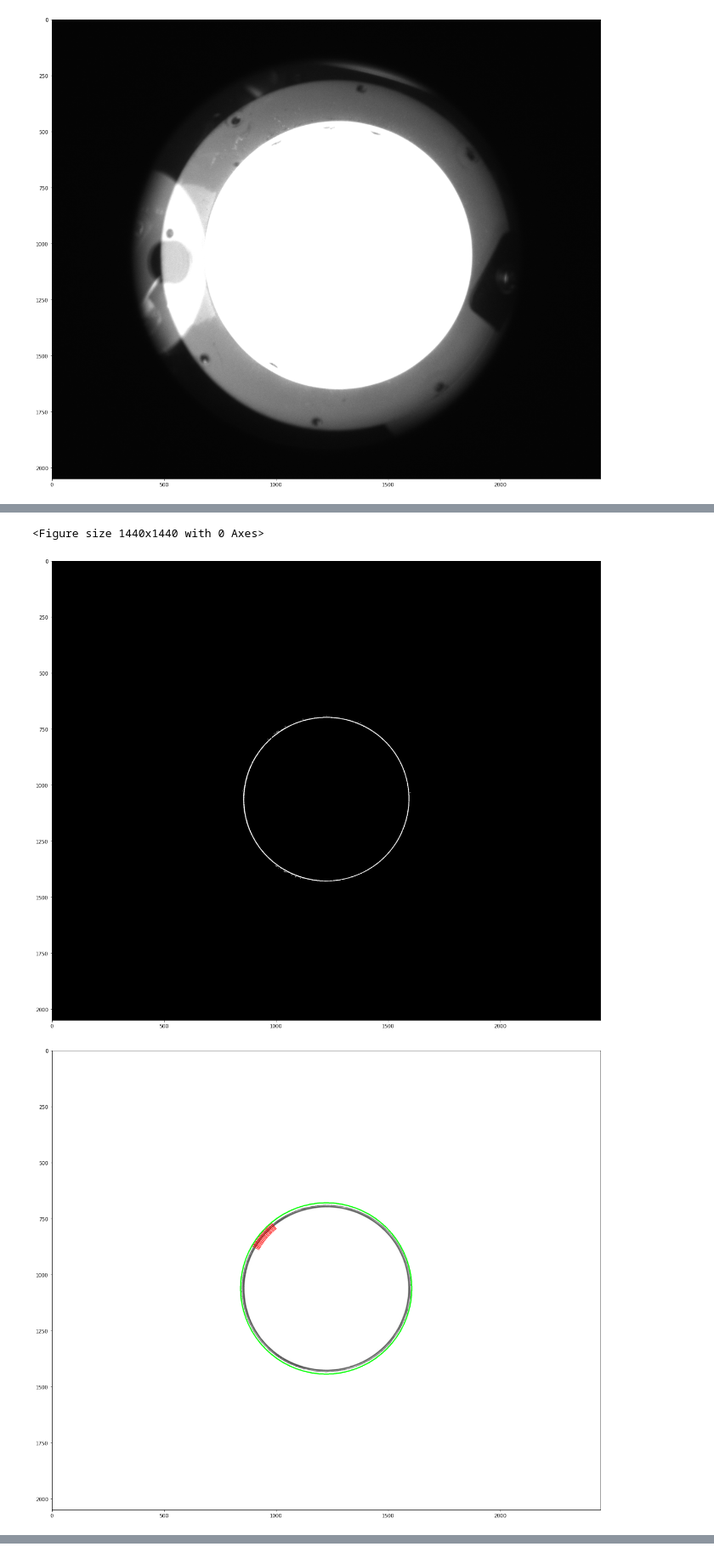
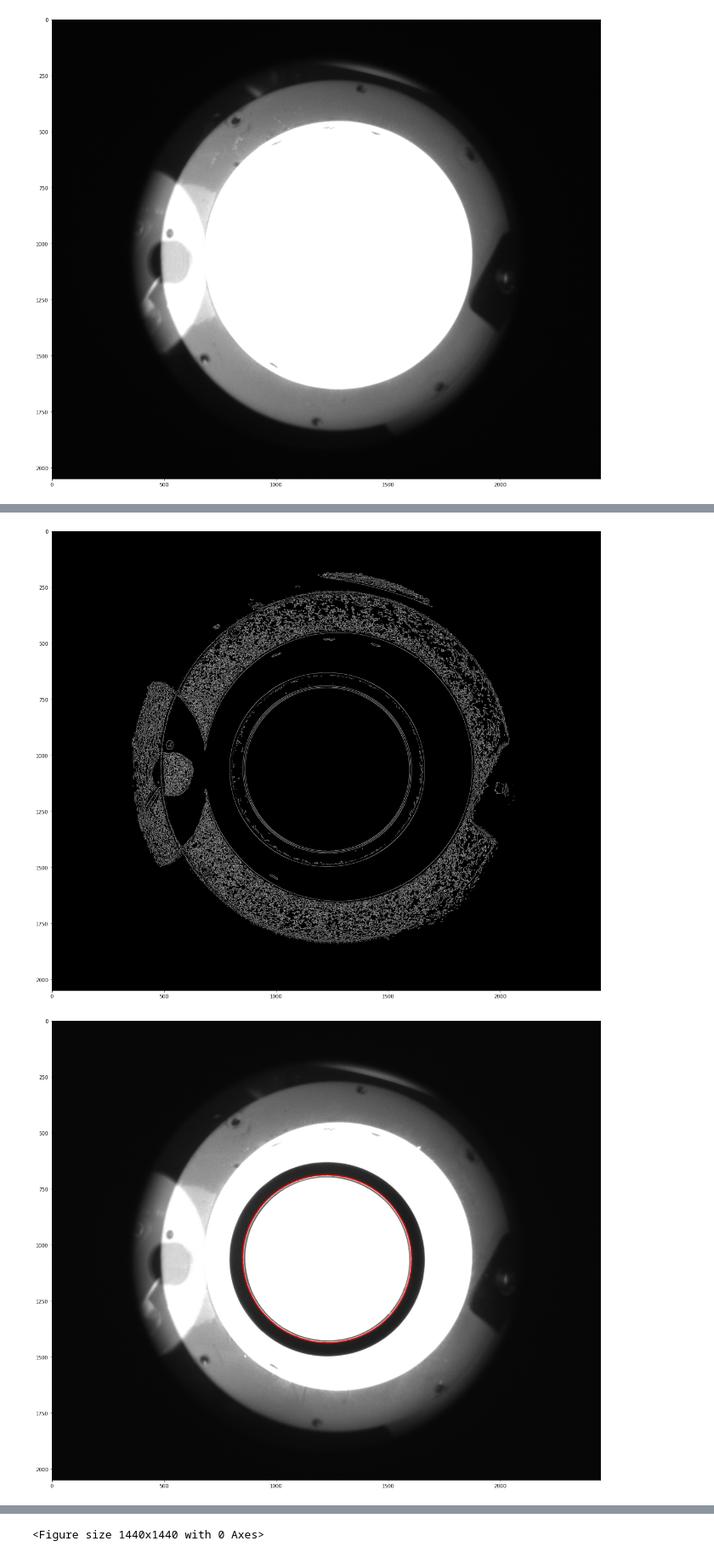
Before and after one commit to rex662624/ORing_Defect_Detection, a Jupyter notebook: Stop3_test.ipynb, the cells around one changed output, grey strips where cells are left out. Shown at 85% size. Drawn from its saved outputs; the diff is of its cells as text; code cells hidden in the pictures.

```diff
--- a/Stop3_test.ipynb
+++ b/Stop3_test.ipynb
@@ -31,7 +31,7 @@ plt.imshow(background,cmap = 'gray')
 <matplotlib.image.AxesImage at 0x...>
 [figure]
 # %%
-filename = '0525_images/CCD-3/9.jpg'
+filename = '0525_images/CCD-3/18.jpg'
 print(filename)
 image = np.array(cv2.imread(filename,0))
 backtorgb = cv2.cvtColor(image,cv2.COLOR_GRAY2RGB)
@@ -43,8 +43,8 @@ backtorgb = cv2.cvtColor(image,cv2.COLOR_GRAY2RGB)
 
 image_blur = cv2.blur(image,(5,5))
 canny = cv2.Canny(image_blur,5,15)
-#plt.figure(figsize=(20,20))
-#plt.imshow(canny,cmap = 'gray')
+plt.figure(figsize=(20,20))
+plt.imshow(canny,cmap = 'gray')
 
 #==============================================用findcontours把canny得到的 ROI切出來=======================================
 
@@ -54,7 +54,7 @@ approx_list = []
 index = []
 for i in range(np.array(contours).shape[0]):
     if (hierarchy[0][i][3] >= 0):
-        if(cv2.contourArea(contours[i])>300000 and cv2.contourArea(contours[i])<500000):
+        if(cv2.contourArea(contours[i])>500 and cv2.contourArea(contours[i])<500000):
             #cv2.drawContours(backtorgb, contours, i, (0, 255, 0), 1, 8);
             #inner_contours_final.append(contours[i])
             epsilon = 0.005# * cv2.arcLength(contours[i],True)
@@ -63,10 +63,12 @@ for i in range(np.array(contours).shape[0]):
             print(cv2.contourArea(approx))
             approx_list.append(approx)
             #print(np.array(approx_list).shape)
-            cv2.polylines(backtorgb, [approx], True, (255,0, 0), 3)
+            print(index)
+            if(i==9252):
+                cv2.polylines(backtorgb, [approx], True, (255,0, 0), 3)
 
-#plt.figure(figsize=(20,20))
-#plt.imshow(backtorgb)
+plt.figure(figsize=(20,20))
+plt.imshow(backtorgb)
 
 #==========================================外圓減內圓(外圓是面積最大那一個，index = 0 ，內圓面積最小，index = -1)
 
@@ -75,14 +77,15 @@ cv2.drawContours(inner_contour_img, [approx_list[-1]],-1,(0,0,0),-1)
 #inner_contour_img = 1 - inner_contour_img
 
 outer_contour_img = np.zeros_like(image)
-cv2.drawContours(outer_contour_img, [approx_list[0]],-1,(255,255,255),-1)
+cv2.drawContours(outer_contour_img, [approx_list[-1]],-1,(255,255,255),-1)
 #outer_contour_img = 1 - outer_contour_img
 
 #outer - inner
 #oringmask = outer_contour_img- inner_contour_img
 oringmask = outer_contour_img
-#plt.figure(figsize=(20,20))
-#plt.imshow(oringmask,cmap = 'gray')
+
+\plt.figure(figsize=(20,20))
+plt.imshow(oringmask,cmap = 'gray')
 
 
 mask_image = oringmask*image
@@ -124,25 +127,45 @@ plt.imsave("temp.jpg",thresh1,cmap = 'gray')
 #image = cv2.blur(image,(2,3))
 #=====================
 
-list_prev_after = [0,0,0]
 const = np.pi/180
+x = []
+y = []
+inner_x = []
+inner_y = []
+
 for degree in range(360):
-    x = int((r+2)*np.sin(degree*const))+cx
-    y = int((r+2)*np.cos(degree*const))+cy
 
-    inner_x = int((r-30)*np.sin(degree*const))+cx
-    inner_y = int((r-30)*np.cos(degree*const))+cy
+    now_x = int((r+2)*np.sin(degree*const))+cx
+    now_y = int((r+2)*np.cos(degree*const))+cy
+    now_inner_x = int((r-30)*np.sin(degree*const))+cx
+    now_inner_y = int((r-30)*np.cos(degree*const))+cy
 
+    if(degree>0):
+        prev_x = x[-1]
+        prev_y = y[-1]
+        prev_inner_x = inner_x[-1]
+        prev_inner_y = inner_y[-1]
 
-    points_on_line = np.linspace((inner_x, inner_y),(x,y) ,200,dtype = int)
+        x.append((now_x+prev_x)//2)
+        y.append((now_y+prev_y)//2)
+        inner_x.append((now_inner_x+prev_inner_x)//2)
+        inner_y.append((now_inner_y+prev_inner_y)//2)
+
+    x.append(now_x)
+    y.append(now_y)
+    inner_x.append(now_inner_x)
+    inner_y.append(now_inner_y)
+
+for degree in range(719):
+    points_on_line = np.linspace((inner_x[degree], inner_y[degree]),(x[degree],y[degree]) ,200,dtype = int)
     pass_list = image[points_on_line[:,1],points_on_line[:,0]]
-    if(degree >= 220 and degree <= 240):
+    if(degree >= 700 and degree <=720):
     #if(sum(pass_list[pass_list<120])<=5000 and sum(pass_list[pass_list<120])>=4000):
     #if(np.mean(pass_list[pass_list<230])>150):
-    #if(len(pass_list[pass_list==255])<10):
+    #if(len(pass_list[pass_list==255])<15):
         #cv2.line(backtorgb_inner_oring,(cx,cy),(x,y),255,2)
         print(len(pass_list[pass_list==255])," ", np.mean(pass_list[pass_list==255]))
-        cv2.line(backtorgb_inner_oring,(inner_x,inner_y),(x,y),255,2)
+        cv2.line(backtorgb_inner_oring,(inner_x[degree],inner_y[degree]),(x[degree],y[degree]),255,2)
         #cv2.circle(backtorgb_inner_oring,(x,y),30, (0,255 ,255), 5)
         #print(np.mean(pass_list[pass_list<100]))
         #print(sum(pass_list[pass_list<80]))
@@ -180,4 +203,3 @@ plt.imsave("stop3.jpg",backtorgb_inner_oring)
 '\n1.找到那一圈黑色的\n2.找外接圓\n3.從圓心往外射，看射到的pixel 0 和255分布(0太少表示是斷裂)\n\n想法:degree太少，插入幾根在這些degree當中(本來是1度一單位)\n'
-<Figure size 1440x1440 with 0 Axes>
-[figure, old version]
+[figure, new version]
-[figure, old version]
+[figure, new version]
@@ -183,0 +207 @@ plt.imsave("stop3.jpg",backtorgb_inner_oring)
+<Figure size 1440x1440 with 0 Axes>
```
Also changed, not shown: parts of 3 cells of this notebook, 1 other file.
